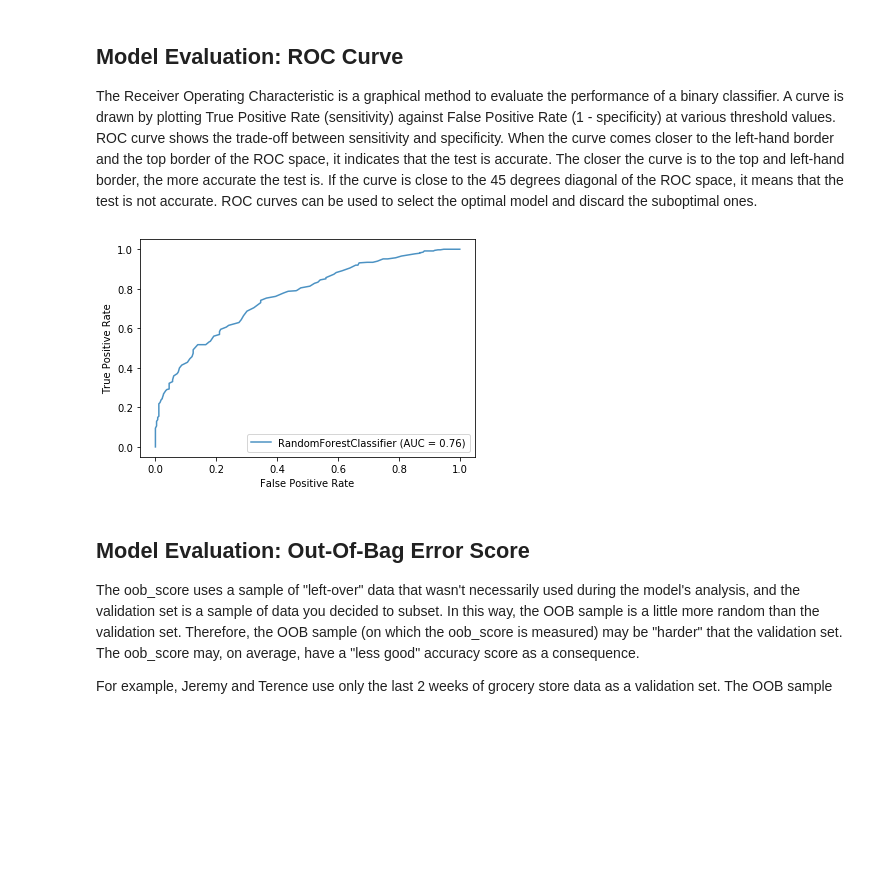
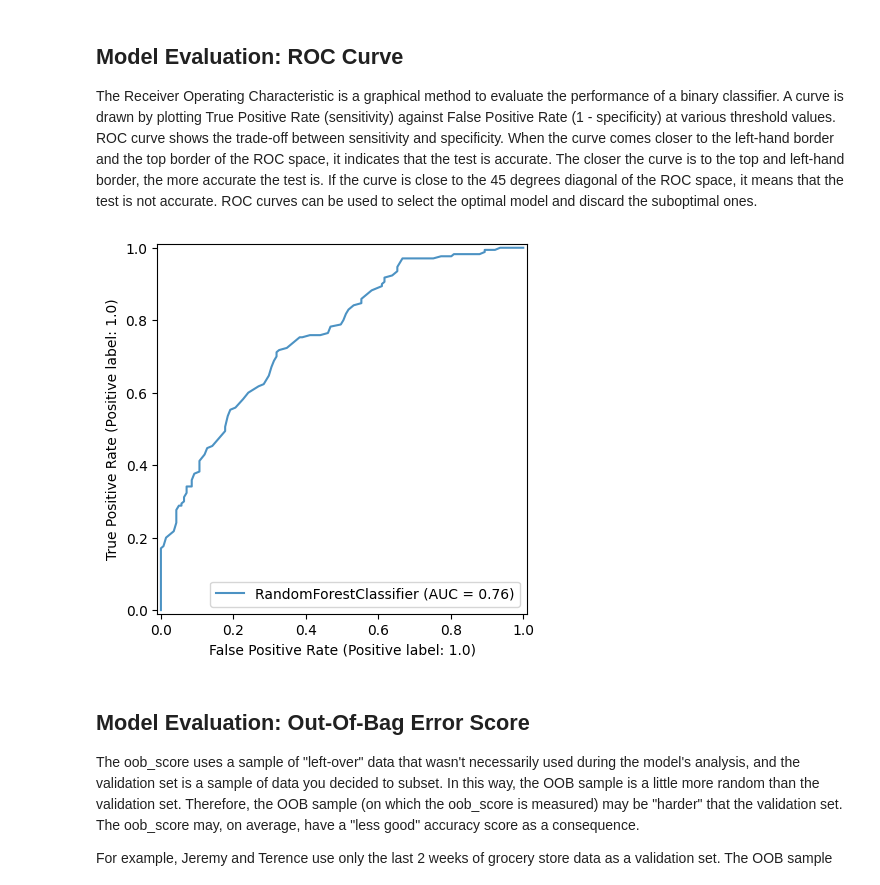
Before and after one commit to HarveerDeol/Stock_analysis, a Jupyter notebook: random_forest_price_prediction.ipynb, the cells around one changed output. Cells and saved outputs as stored; diff of their text form; code cells hidden in the pictures; blank space fills up the shorter version.

```diff
--- a/random_forest_price_prediction.ipynb
+++ b/random_forest_price_prediction.ipynb
@@ -986,10 +988,10 @@ Text(0.5, 1.0, 'Random Forest: Feature Importance Graph')
 The Receiver Operating Characteristic is a graphical method to evaluate the performance of a binary classifier. A curve is drawn by plotting True Positive Rate (sensitivity) against False Positive Rate (1 - specificity) at various threshold values. ROC curve shows the trade-off between sensitivity and specificity. When the curve comes closer to the left-hand border and the top border of the ROC space, it indicates that the test is accurate. The closer the curve is to the top and left-hand border, the more accurate the test is. If the curve is close to the 45 degrees diagonal of the ROC space, it means that the test is not accurate. ROC curves can be used to select the optimal model and discard the suboptimal ones.
 # %%
 # Create an ROC Curve plot.
-rfc_disp = plot_roc_curve(rand_frst_clf, X_test, y_test, alpha = 0.8)
+RocCurveDisplay.from_estimator(rand_frst_clf, X_test, y_test, alpha=0.8)
 plt.show()
 # %% [output]
-[figure, old version]
+[figure, new version]
 # %% [markdown]
 ## Model Evaluation: Out-Of-Bag Error Score
 The oob_score uses a sample of "left-over" data that wasn't necessarily used during the model's analysis, and the validation set is a sample of data you decided to subset. In this way, the OOB sample is a little more random than the validation set. Therefore, the OOB sample (on which the oob_score is measured) may be "harder" that the validation set. The oob_score may, on average, have a "less good" accuracy score as a consequence.
```
Also changed, not shown: parts of 25 cells of this notebook.
